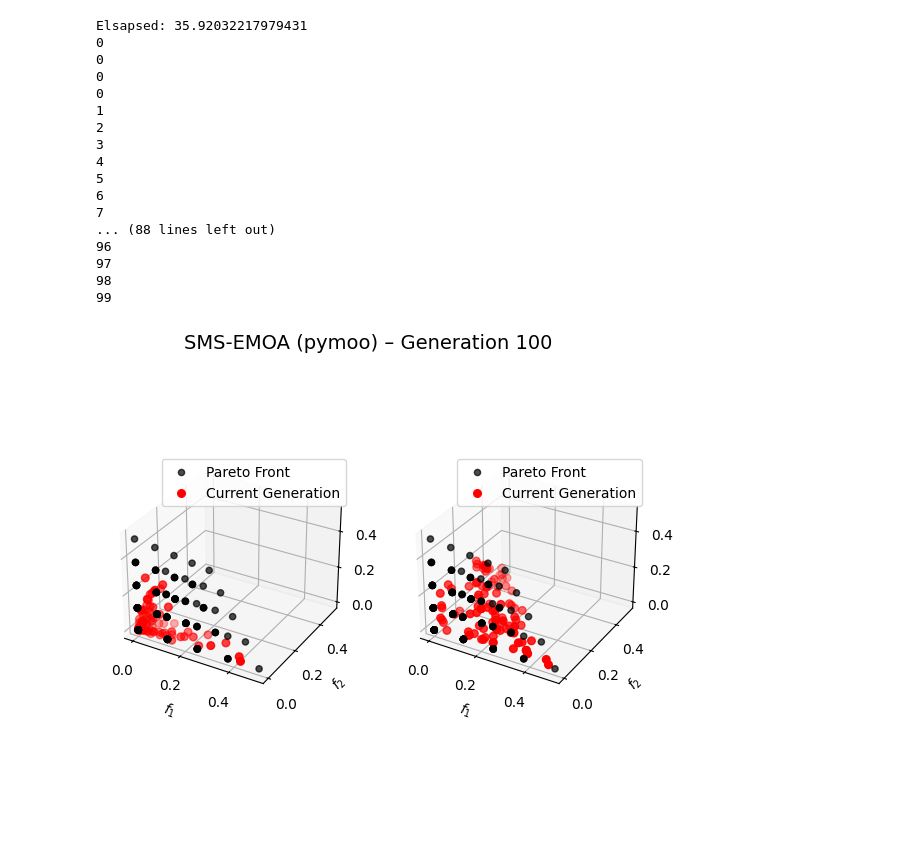
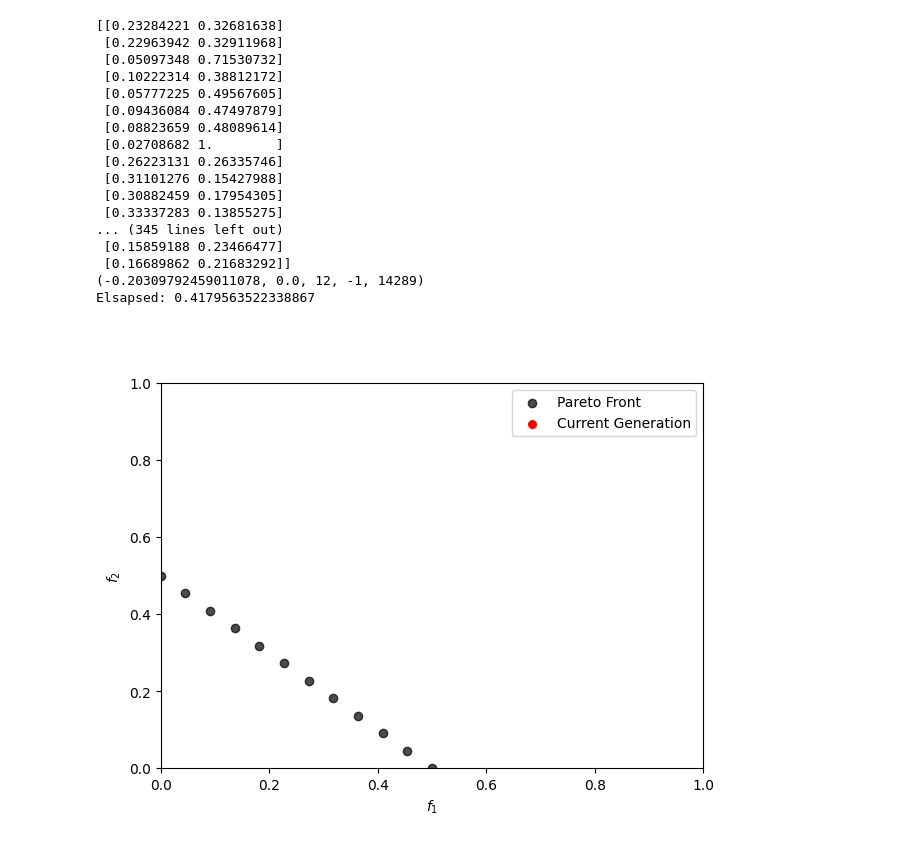
Before and after one commit to dudenzz/moda, a Jupyter notebook: moda/python-wrap/test.ipynb, the cells around one changed output. Drawn from its saved outputs; the diff is of its cells as text; code cells hidden in the pictures; blank space fills up the shorter version.

```diff
--- a/moda/python-wrap/test.ipynb
+++ b/moda/python-wrap/test.ipynb
@@ -32,67 +27,71 @@ from pymoo.util.reference_direction import UniformReferenceDirectionFactory
 from pymoo.optimize import minimize
 from pymoo.problems import get_problem
 import time
 # 1. Setup Problem and Run Optimization once
-n_obj = 6
+n_obj = 2
 problem = get_problem("dtlz1",6,n_obj=n_obj)
-algorithm = SMSEMOA()
-pf = problem.pareto_front(ref_dirs = UniformReferenceDirectionFactory(n_obj, n_points=126  ).do())
+algorithm = SMSEMOA_MODA()
+pf = problem.pareto_front(ref_dirs = UniformReferenceDirectionFactory(n_obj, n_points=12  ).do())
 
 start = time.time()
-res = minimize(problem, algorithm, ('n_gen', 100), seed=1, save_history=True)
+res = minimize(problem, algorithm, ('n_gen', 50), seed=1, save_history=True)
 print(f'Elsapsed: {time.time() - start}')
 # 2. Setup the Figure for Animation
 fig = plt.figure(figsize=(7, 5))
-ax1 = fig.add_subplot(121, projection='3d')
-ax2 = fig.add_subplot(122, projection='3d')
-
-ax1.scatter(pf[:, 0], pf[:, 1], pf[:, 2], color="black", alpha=0.7, label="Pareto Front")
-ax2.scatter(pf[:, 3], pf[:, 4], pf[:, 5], color="black", alpha=0.7, label="Pareto Front")
-scatter1 = ax1.scatter([], [], [], color="red", s=30, label="Current Generation")
-scatter2 = ax2.scatter([], [], [], color="red", s=30, label="Current Generation")
+# ax1 = fig.add_subplot(121, projection='3d')
+ax1 = fig.add_subplot(111)
+# ax2 = fig.add_subplot(122, projection='3d')
+ax1.set_xlim(0, 1) # Adjust based on expected DTLZ1 convergence
+ax1.set_ylim(0, 1)
+ax1.scatter(pf[:, 0], pf[:, 1], color="black", alpha=0.7, label="Pareto Front")
+# ax1.scatter(pf[:, 0], pf[:, 1], pf[:, 2], color="black", alpha=0.7, label="Pareto Front")
+# ax2.scatter(pf[:, 3], pf[:, 4], pf[:, 5], color="black", alpha=0.7, label="Pareto Front")
+scatter1 = ax1.scatter([], [], color="red", s=30, label="Current Generation")
+# scatter2 = ax2.scatter([], [], [], color="red", s=30, label="Current Generation")
 
 title = fig.suptitle("SMS-EMOA (pymoo)", fontsize=14)
 ax1.set_xlabel("$f_1$")
-ax2.set_xlabel("$f_1$")
+# ax2.set_xlabel("$f_1$")
 ax1.set_ylabel("$f_2$")
-ax2.set_ylabel("$f_2$")
+# ax2.set_ylabel("$f_2$")
 ax1.legend()
-ax2.legend()
+# ax2.legend()
 
 # 3. Define the Update Function
 def update_13(frame):
-    print(frame)
+    # print(frame)
     # Get the population objectives at this generation
     F = res.history[frame].opt.get("F")
-    scatter1._offsets3d = (F[:, 0], F[:, 1], F[:, 2])
-    scatter2._offsets3d = (F[:, 3], F[:, 4], F[:, 5])
+    scatter1.set_offsets(F[:, :2])
+    # scatter1._offsets3d = (F[:, 0], F[:, 1], F[:, 2])
+    # scatter2._offsets3d = (F[:, 3], F[:, 4], F[:, 5])
     title.set_text(f"SMS-EMOA (pymoo) – Generation {frame + 1}")
-    return scatter1,scatter2
+    return [scatter1, title]
 
 
 
 # 4. Create and Show Animation
 # interval is delay between frames in milliseconds
 ani = FuncAnimation(fig, update_13, frames=len(res.history), interval=50, blit=True)
-ani.save('smsemoa.mp4')
+ani.save('smsemoa_moda_2d.mp4')
 
 plt.show()
 # %% [output]
-Elsapsed: 35.92032217979431
-0
-0
-0
-0
-1
-2
-3
-4
-5
-6
-7
-... (88 lines left out)
-96
-97
-98
-99
+[[0.23284221 0.32681638]
+ [0.22963942 0.32911968]
+ [0.05097348 0.71530732]
+ [0.10222314 0.38812172]
+ [0.05777225 0.49567605]
+ [0.09436084 0.47497879]
+ [0.08823659 0.48089614]
+ [0.02708682 1.        ]
+ [0.26223131 0.26335746]
+ [0.31101276 0.15427988]
+ [0.30882459 0.17954305]
+ [0.33337283 0.13855275]
+... (345 lines left out)
+ [0.15859188 0.23466477]
+ [0.16689862 0.21683292]]
+(-0.20309792459011078, 0.0, 12, -1, 14289)
+Elsapsed: 0.4179563522338867
-[figure, old version]
+[figure, new version]
```
Also changed, not shown: parts of 6 cells of this notebook, 50 other files.
